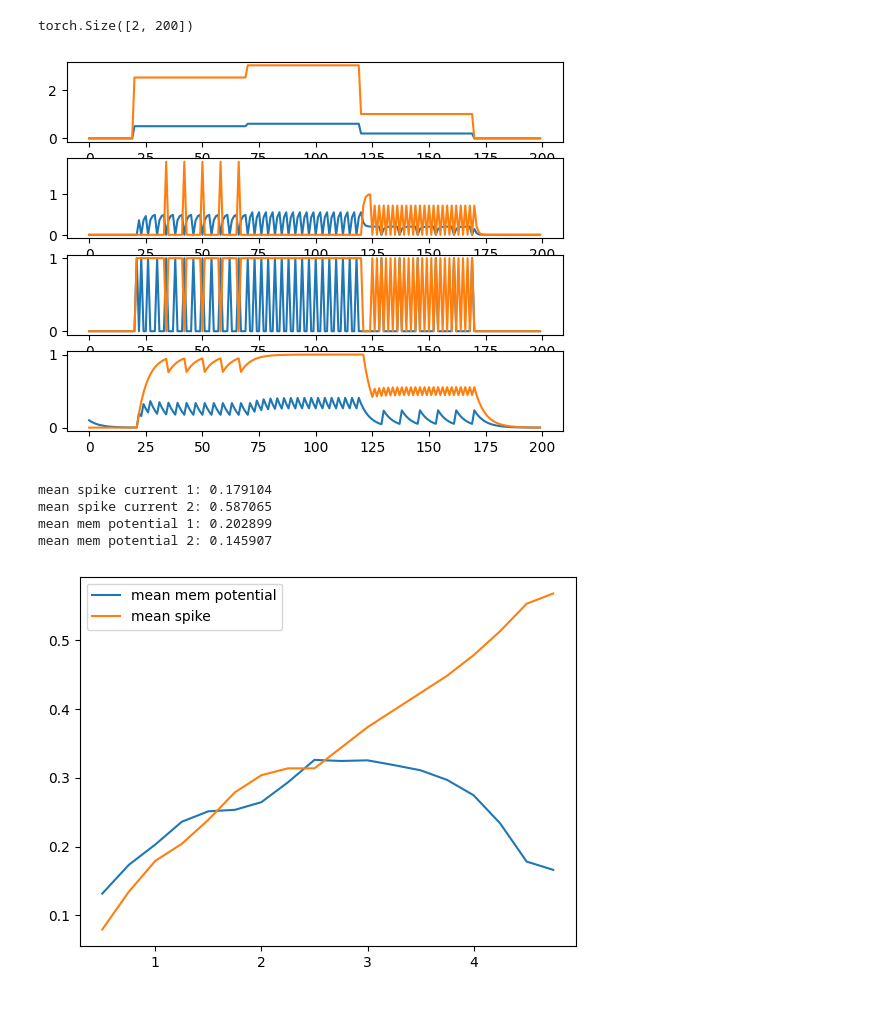
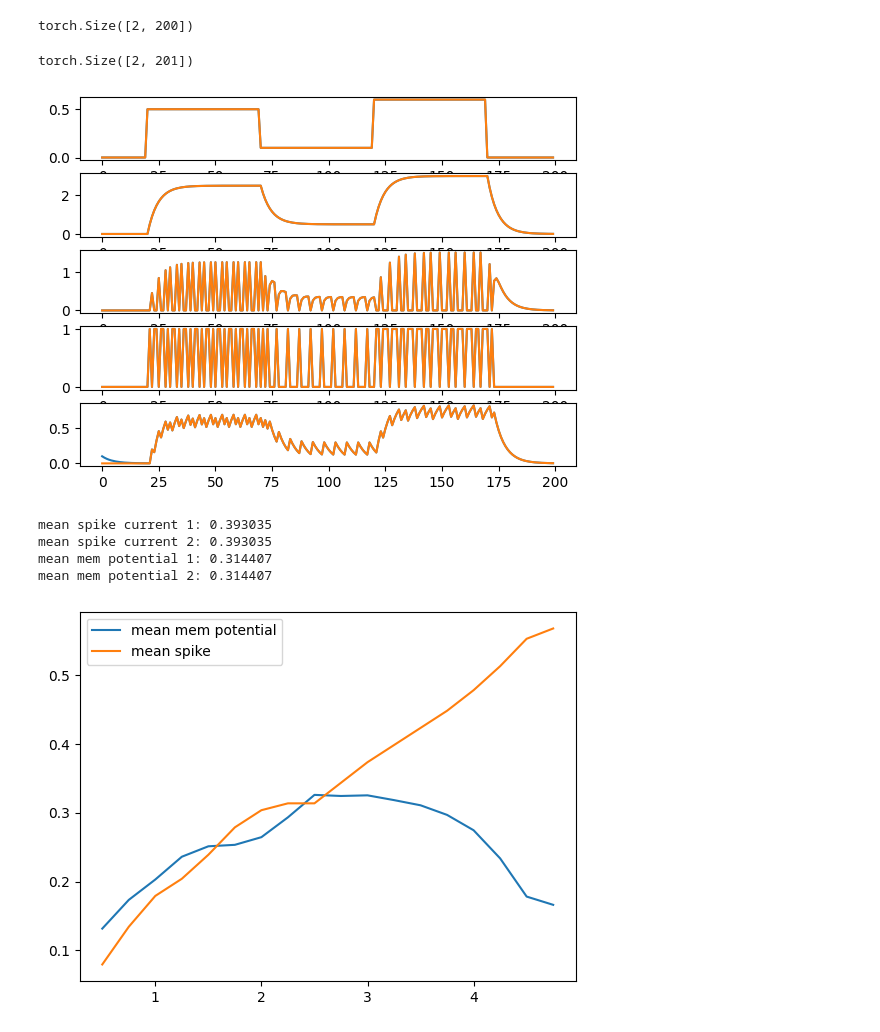
Before and after one commit to lucyzmf/spikingPC, a Jupyter notebook: LTC_SN.ipynb, the cells around one changed output. Saved outputs shown, nothing was run; the diff lists cells and outputs as text; code cells hidden in the pictures.

Commit message:
running input kernel, not train

```diff
--- a/LTC_SN.ipynb
+++ b/LTC_SN.ipynb
@@ -41,7 +41,7 @@ class ActFun_adp(torch.autograd.Function):
 
 act_fun_adp = ActFun_adp.apply
 
-def mem_update_adp(inputs, mem, spike, tau_adp,tau_m, b, dt=1, isAdapt=1):
+def mem_update_adp(inputs, mem, spike, current, tau_adp,tau_m, b, dt=1, isAdapt=1, tau_i=1/5):
     # computation of exp is outside of this function
     alpha = tau_m
 
@@ -58,16 +58,20 @@ def mem_update_adp(inputs, mem, spike, tau_adp,tau_m, b, dt=1, isAdapt=1):
     B = b_j0 + beta * b
 
     #
-    d_mem = -mem + inputs
-    mem = mem + d_mem*alpha
+    d_current = -current * tau_i + inputs
+    current = current + d_current * dt
+
+    d_mem = -alpha * mem + 0.5*current
+    mem = mem + d_mem * dt
     # diff between adapted threshold and current mem
     inputs_ = mem - B
 
     spike = act_fun_adp(inputs_)  # act_fun : approximation firing function
-    # hard mem potential resetting if spiked
     mem = (1-spike)*mem
+    # mem = mem-spike*B
 
-    return mem, spike, B, b
+
+    return mem, spike, current, B, b
 # %%
 # simulate one LIF with fixed time constants neuron
 # num of time steps of simulation
@@ -81,35 +85,45 @@ spike_hist = torch.zeros((2, len(T)+1))
 spike_hist[0] = 0
 adp_thre_hist = torch.zeros((2, len(T)+1))
 adp_thre_hist[0] = b_j0
+current_hist = torch.zeros((2, len(T)+1))
+current_hist[0] = 0
 # set up input currents
-inputCurrent1 = torch.concatenate([torch.zeros(20), torch.full(size=[50], fill_value=0.5), torch.full(size=[50], fill_value=0.6), torch.full(size=[50], fill_value=0.2), torch.zeros(30)])
-inputCurrent2 = inputCurrent1 * 5
+inputCurrent1 = torch.concatenate([torch.zeros(20), torch.full(size=[50], \
+    fill_value=0.5), torch.full(size=[50], fill_value=0.1), \
+    torch.full(size=[50], fill_value=0.6), torch.zeros(30)])
+inputCurrent2 = inputCurrent1
 inputCurrent = torch.stack((inputCurrent1, inputCurrent2), dim=0)
 inputCurrent.size()
 # %% [output]
 torch.Size([2, 200])
+# %%
+current_hist.size()
+# %% [output]
+torch.Size([2, 201])
 # %%
 for t in T:
-    mem_hist[:, t+1], spike_hist[:, t+1], _, adp_thre_hist[:, t+1] = mem_update_adp(inputCurrent[:, t], mem_hist[:, t], spike_hist[:, t], tau_adp, tau_m, adp_thre_hist[:, t])
+    mem_hist[:, t+1], spike_hist[:, t+1], current_hist[:, t+1], _, adp_thre_hist[:, t+1] \
+        = mem_update_adp(inputCurrent[:, t], mem_hist[:, t], spike_hist[:, t], current_hist[:, t], tau_adp, tau_m, adp_thre_hist[:, t])
 
-fig, axes = plt.subplots(4, 1)
+fig, axes = plt.subplots(5, 1)
 axes[0].plot(T, inputCurrent.T)
-axes[1].plot(T, mem_hist[:, :200].T)
-axes[2].plot(T, spike_hist[:, :200].T)
-axes[3].plot(T, adp_thre_hist[:, :200].T)
+axes[1].plot(T, current_hist[:, :200].T)
+axes[2].plot(T, mem_hist[:, :200].T)
+axes[3].plot(T, spike_hist[:, :200].T)
+axes[4].plot(T, adp_thre_hist[:, :200].T)
 plt.show()
 
 print('mean spike current 1: %4f' % spike_hist[0, :].mean())
 print('mean spike current 2: %4f' % spike_hist[1, :].mean())
 
 print('mean mem potential 1: %4f' % mem_hist[0, :].mean())
 print('mean mem potential 2: %4f' % mem_hist[1, :].mean())
 # %% [output]
-[figure, old version]
+[figure, new version]
-mean spike current 1: 0.179104
-mean spike current 2: 0.587065
-mean mem potential 1: 0.202899
-mean mem potential 2: 0.145907
+mean spike current 1: 0.393035
+mean spike current 2: 0.393035
+mean mem potential 1: 0.314407
+mean mem potential 2: 0.314407
 # %%
 # experiment with different intensity of currents
 strength = np.arange(0.5, 5, step=0.25)
```
Also changed, not shown: 3 other files.
